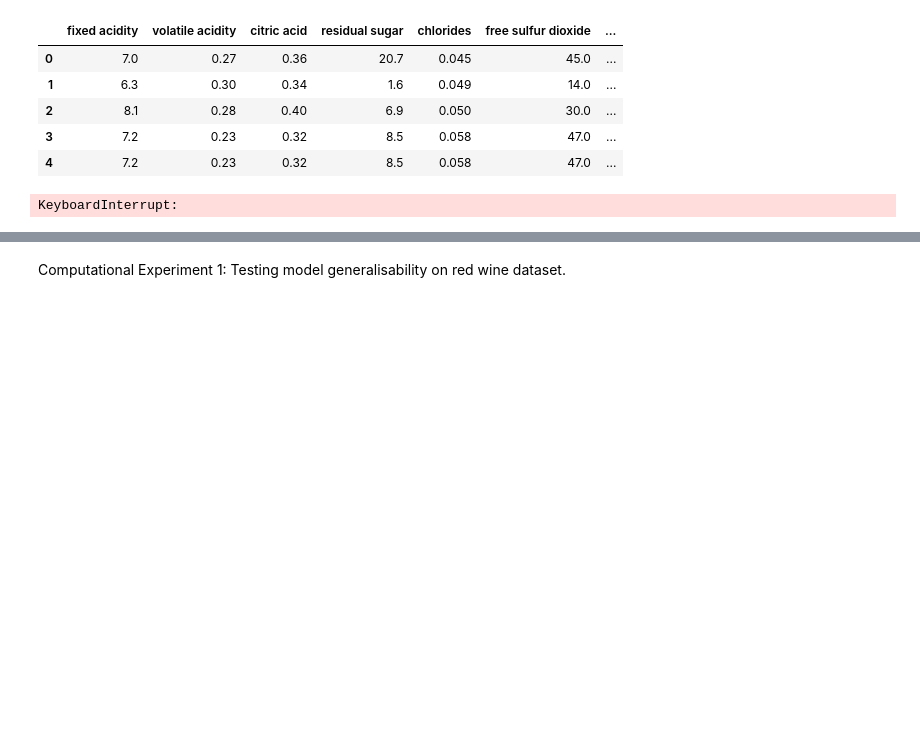
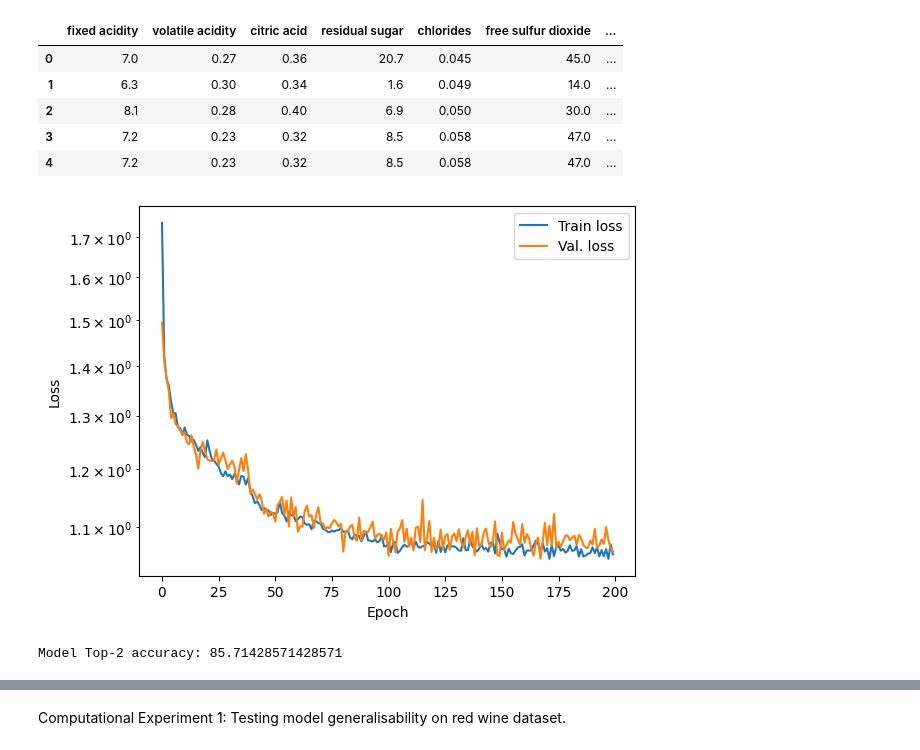
Before and after one commit to atticusjohnston/wine-quality-prediction, a Jupyter notebook: main.ipynb, the cells around one changed output, grey strips where cells are left out. Cells and saved outputs as stored; diff of their text form; code cells hidden in the pictures; blank space fills up the shorter version.

```diff
--- a/main.ipynb
+++ b/main.ipynb
@@ -216,19 +216,19 @@ def test(model, device, test_loader):
     acc = 100 * correct / total
     return acc
 # %%
-baseModel = TransformerModel(input_size=whiteFeatures.shape[1], output_size=len(classes))
+baseModel = TransformerModel(input_size=whiteFeatures.shape[1], output_size=len(classes), num_layers=5, num_heads=16, hidden_size=128, dropout=0.5)
 criterion = nn.CrossEntropyLoss()
 optimiser = torch.optim.Adam(baseModel.parameters(), lr=1e-4, weight_decay=1e-5)
 scheduler = torch.optim.lr_scheduler.StepLR(optimiser, step_size=100, gamma=0.1)
 
 device = torch.device("cpu")
 # device = torch.device("mps" if torch.backends.mps.is_built() else "cpu")
 
-nepoch = 100
+nepoch = 200
 
 train(baseModel, device, train_loader, optimiser, nepoch)
 # %% [output]
-KeyboardInterrupt:
+[figure, added]
 # %%
 # print("Final training loss:  ", round(train_losses[-1], 4))
 # print("Final validation loss:", round(val_losses[-1], 4))
@@ -236,6 +236,8 @@ KeyboardInterrupt:
 # Testing the model on withheld white wine data.
 acc = test(baseModel, device, test_loader)
 print("Model Top-2 accuracy:", acc)
+# %% [output]
+Model Top-2 accuracy: 85.71428571428571
 # %%
 # Printing model summary
 import torchinfo
```
Also changed, not shown: parts of 2 cells of this notebook.
